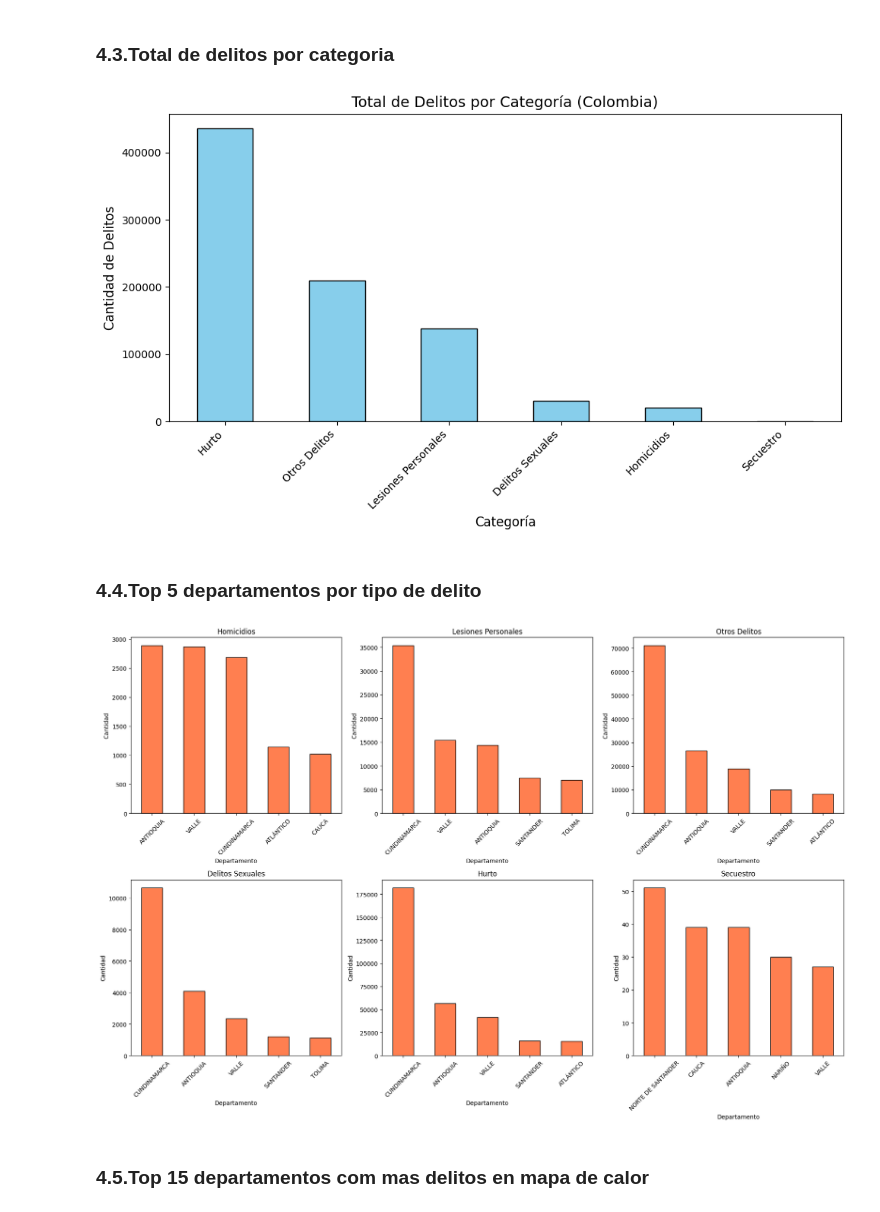
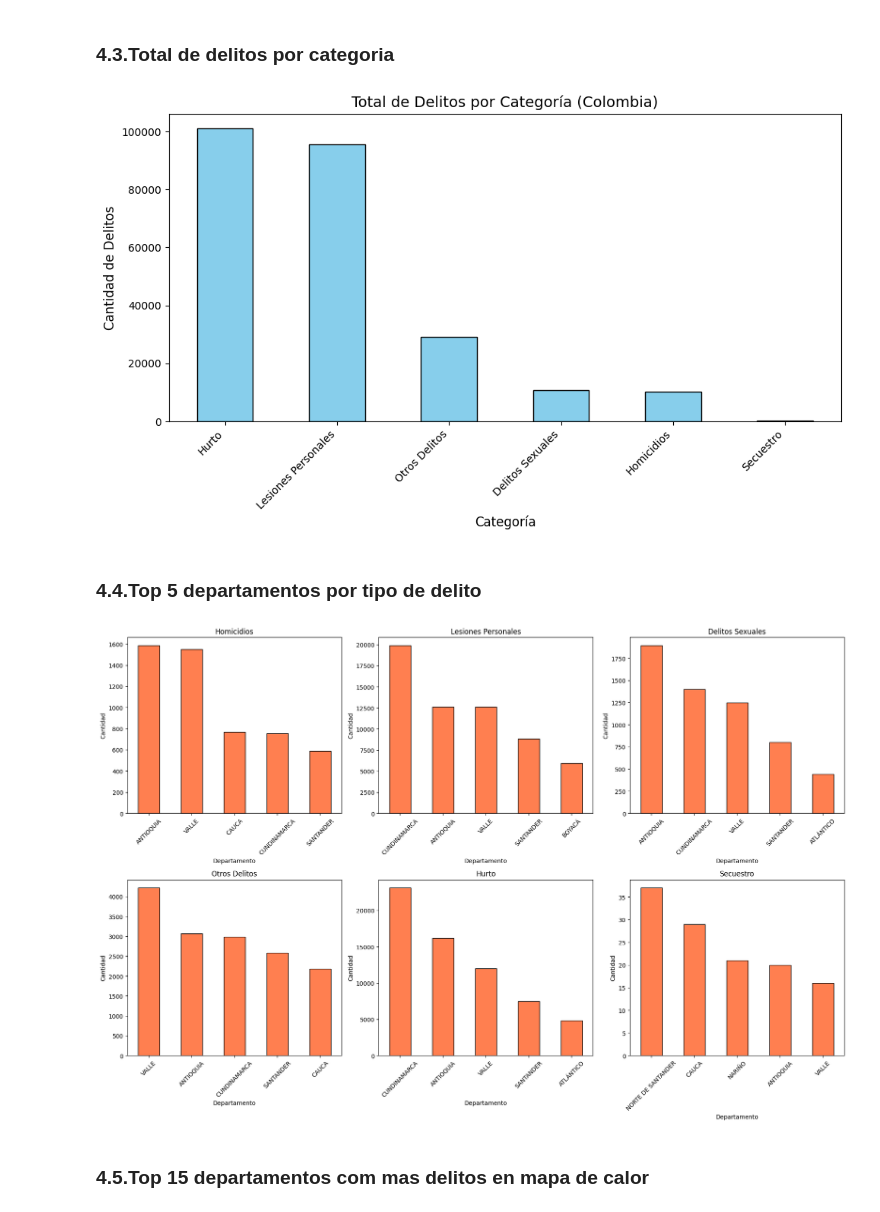
Before and after one commit to majo581/TALLERES, a Jupyter notebook: trabajo_de_econometria.ipynb, the cells around one changed output. Cells and saved outputs as stored; diff of their text form; code cells hidden in the pictures.

```diff
--- a/trabajo_de_econometria.ipynb
+++ b/trabajo_de_econometria.ipynb
@@ -175,3 +211,9 @@ Delitos Sexuales        30266
 Homicidios              20622
 Secuestro                 313
 Name: count, dtype: int64
+# %%
+# Aplicar la función mejorada
+df_delitos['CATEGORIA'] = df_delitos_filtrado['DELITOS'].apply(clasificar_delito_final)
+
+# Ver la nueva distribución
+print(df_delitos_filtrado.groupby('CATEGORIA')['DELITOS'].nunique())
@@ -259,7 +332,7 @@ import matplotlib.pyplot as plt
 plt.style.use('default')
 
 # Gráfico de barras
-categorias_total = df_delitos.groupby('CATEGORIA')['CANTIDAD'].sum().sort_values(ascending=False)
+categorias_total = df_delitos_filtrado.groupby('CATEGORIA')['CANTIDAD'].sum().sort_values(ascending=False)
 
 plt.figure(figsize=(10, 6))
 categorias_total.plot(kind='bar', color='skyblue', edgecolor='black')
@@ -270,31 +343,31 @@ plt.xticks(rotation=45, ha='right')
 plt.tight_layout()
 plt.show()
 # %% [output]
-[figure, old version]
+[figure, new version]
 # %% [markdown]
 ###  4.4.Top 5 departamentos por tipo de delito
 # %%
 fig, axes = plt.subplots(2, 3, figsize=(18, 12))
 axes = axes.flatten()
 
-for i, categoria in enumerate(df_delitos['CATEGORIA'].unique()):
-    datos = df_delitos[df_delitos['CATEGORIA'] == categoria]
+for i, categoria in enumerate(df_delitos_filtrado['CATEGORIA'].unique()):
+    datos = df_delitos_filtrado[df_delitos_filtrado['CATEGORIA'] == categoria]
     top = datos.groupby('DEPARTAMENTO')['CANTIDAD'].sum().sort_values(ascending=False).head(5)
 
     top.plot(kind='bar', ax=axes[i], color='coral', edgecolor='black')
     axes[i].set_title(f'{categoria}', fontsize=12)
     axes[i].set_xlabel('Departamento')
     axes[i].set_ylabel('Cantidad')
     axes[i].tick_params(axis='x', rotation=45)
 
 # Ocultar el último subplot si sobra
 if len(df_delitos['CATEGORIA'].unique()) < 6:
     axes[-1].set_visible(False)
 
 plt.tight_layout()
 plt.show()
 # %% [output]
-[figure, old version]
+[figure, new version]
 # %% [markdown]
 ### 4.5.Top 15 departamentos com mas delitos en mapa de calor
 # %%
```
Also changed, not shown: parts of 22 cells of this notebook.
